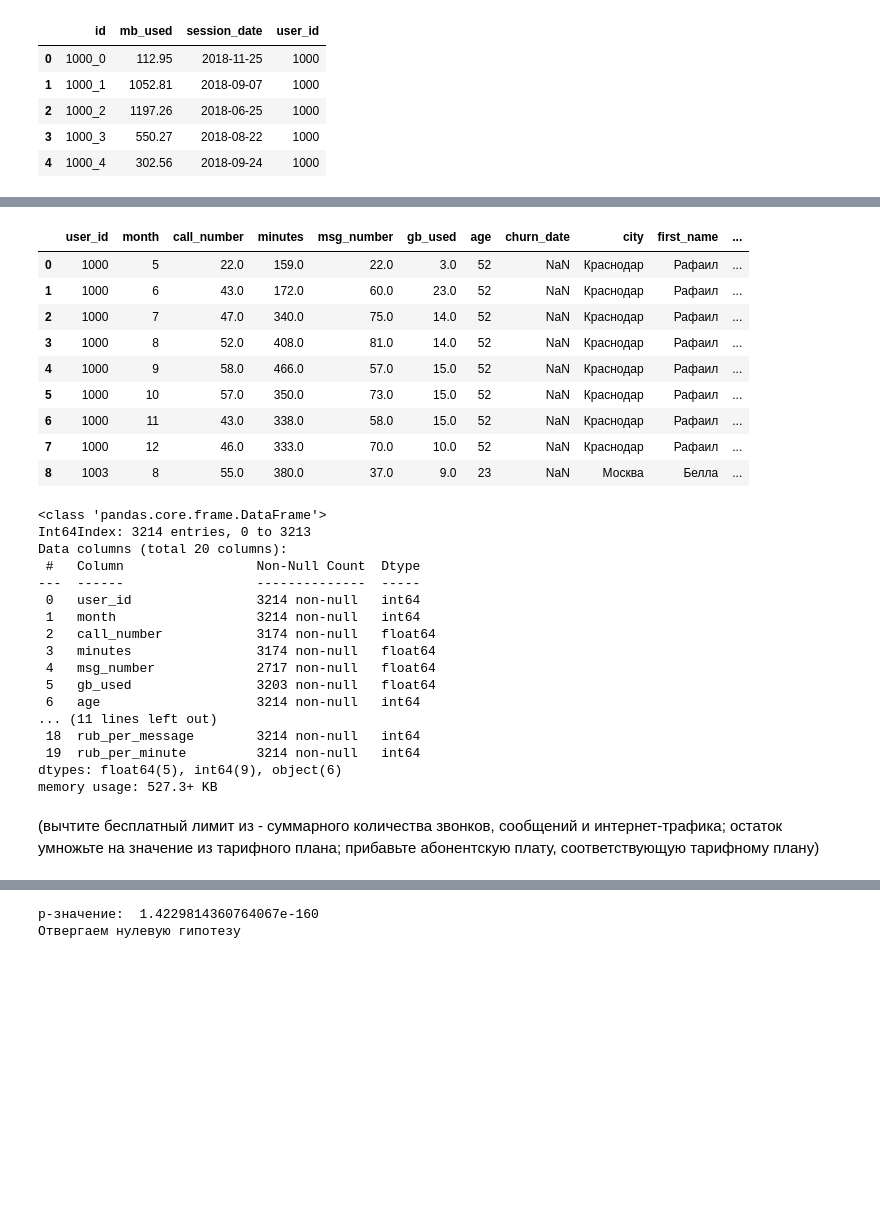
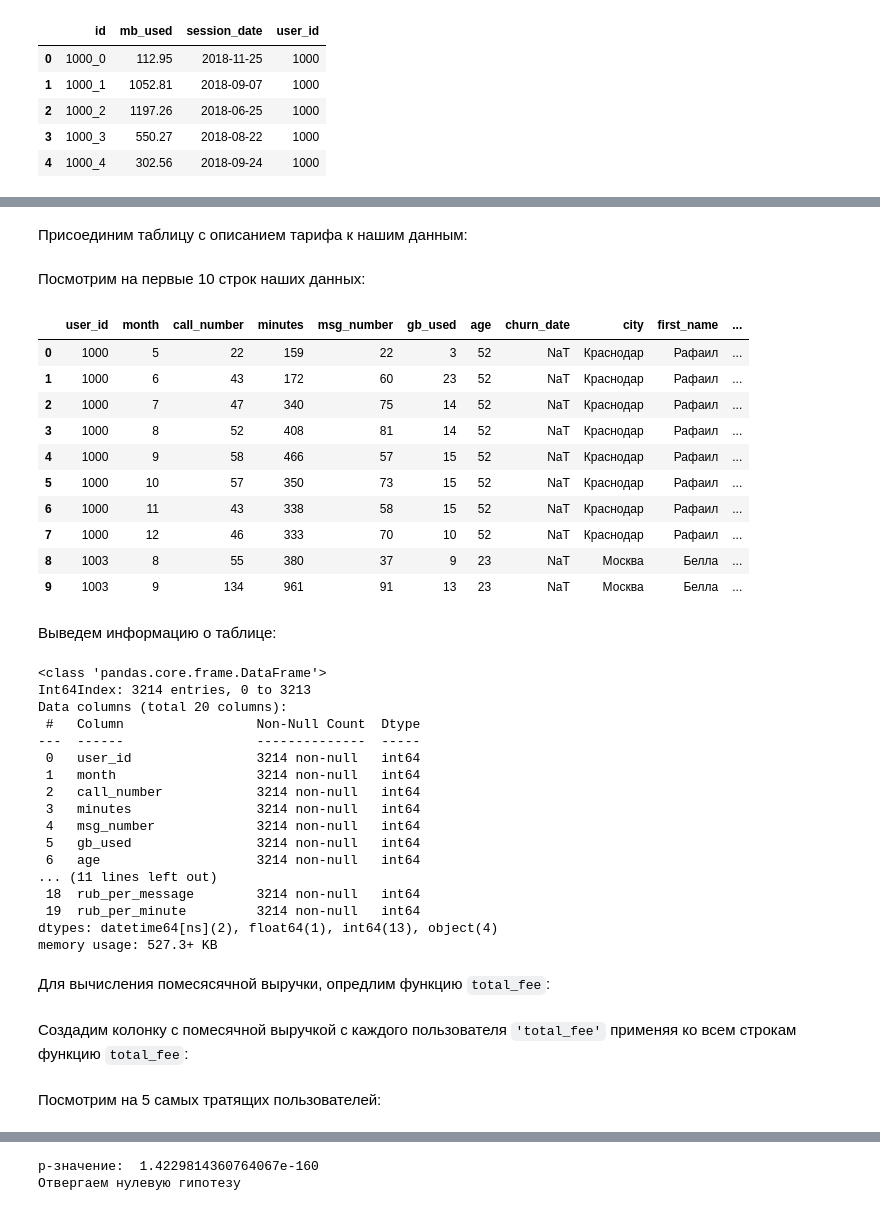
Before and after one commit to klipbn/klip_study, a Jupyter notebook: determination_of_promising_tariff/determination_of_promising_tariff.ipynb, the cells around one changed output, grey strips where cells are left out. Cells and saved outputs as stored; diff of their text form; code cells hidden in the pictures; blank space fills up the shorter version.

```diff
--- a/determination_of_promising_tariff/determination_of_promising_tariff.ipynb
+++ b/determination_of_promising_tariff/determination_of_promising_tariff.ipynb
@@ -246,3 +362,5 @@ memory usage: 256.0+ bytes
 df_calls['call_date'] = pd.to_datetime(df_calls['call_date'], format='%Y-%m-%d')
 df_messages['message_date'] = pd.to_datetime(df_messages['message_date'], format='%Y-%m-%d')
 df_internet['session_date'] = pd.to_datetime(df_internet['session_date'], format='%Y-%m-%d')
+df_users['churn_date'] = pd.to_datetime(df_users['churn_date'], format='%Y-%m-%d')
+df_users['reg_date'] = pd.to_datetime(df_users['reg_date'], format='%Y-%m-%d')
@@ -350,0 +490,2 @@ df = df.merge(df_internet_month, on=['user_id', 'month'], how='outer')
+# %%
+df = df.fillna(0).astype('int')
@@ -354,21 +499,28 @@ df = df.merge(df_users, on = 'user_id', how = 'left')
 df_tariffs['mb_per_month_included'] = df_tariffs['mb_per_month_included'] / 1024
 # %%
 df_tariffs = df_tariffs.rename(columns={'tariff_name': 'tariff', 'mb_per_month_included': 'gb_per_month_included'})
+# %% [markdown]
+Присоединим таблицу с описанием тарифа к нашим данным:
 # %%
 df = df.merge(df_tariffs, on = 'tariff', how = 'outer')
+# %% [markdown]
+Посмотрим на первые 10 строк наших данных:
 # %%
-df.head(9)
+df.head(10)
 # %% [output]
 |  | user_id | month | call_number | minutes | msg_number | gb_used | age | churn_date | city | first_name | ... |
-| 0 | 1000 | 5 | 22.0 | 159.0 | 22.0 | 3.0 | 52 | NaN | Краснодар | Рафаил | ... |
-| 1 | 1000 | 6 | 43.0 | 172.0 | 60.0 | 23.0 | 52 | NaN | Краснодар | Рафаил | ... |
-| 2 | 1000 | 7 | 47.0 | 340.0 | 75.0 | 14.0 | 52 | NaN | Краснодар | Рафаил | ... |
-| 3 | 1000 | 8 | 52.0 | 408.0 | 81.0 | 14.0 | 52 | NaN | Краснодар | Рафаил | ... |
-| 4 | 1000 | 9 | 58.0 | 466.0 | 57.0 | 15.0 | 52 | NaN | Краснодар | Рафаил | ... |
-| 5 | 1000 | 10 | 57.0 | 350.0 | 73.0 | 15.0 | 52 | NaN | Краснодар | Рафаил | ... |
-| 6 | 1000 | 11 | 43.0 | 338.0 | 58.0 | 15.0 | 52 | NaN | Краснодар | Рафаил | ... |
-| 7 | 1000 | 12 | 46.0 | 333.0 | 70.0 | 10.0 | 52 | NaN | Краснодар | Рафаил | ... |
-| 8 | 1003 | 8 | 55.0 | 380.0 | 37.0 | 9.0 | 23 | NaN | Москва | Белла | ... |
+| 0 | 1000 | 5 | 22 | 159 | 22 | 3 | 52 | NaT | Краснодар | Рафаил | ... |
+| 1 | 1000 | 6 | 43 | 172 | 60 | 23 | 52 | NaT | Краснодар | Рафаил | ... |
+| 2 | 1000 | 7 | 47 | 340 | 75 | 14 | 52 | NaT | Краснодар | Рафаил | ... |
+| 3 | 1000 | 8 | 52 | 408 | 81 | 14 | 52 | NaT | Краснодар | Рафаил | ... |
+| 4 | 1000 | 9 | 58 | 466 | 57 | 15 | 52 | NaT | Краснодар | Рафаил | ... |
+| 5 | 1000 | 10 | 57 | 350 | 73 | 15 | 52 | NaT | Краснодар | Рафаил | ... |
+| 6 | 1000 | 11 | 43 | 338 | 58 | 15 | 52 | NaT | Краснодар | Рафаил | ... |
+| 7 | 1000 | 12 | 46 | 333 | 70 | 10 | 52 | NaT | Краснодар | Рафаил | ... |
+| 8 | 1003 | 8 | 55 | 380 | 37 | 9 | 23 | NaT | Москва | Белла | ... |
+| 9 | 1003 | 9 | 134 | 961 | 91 | 13 | 23 | NaT | Москва | Белла | ... |
+# %% [markdown]
+Выведем информацию о таблице:
 # %%
 df.info()
 # %% [output]
@@ -379,17 +531,17 @@ Data columns (total 20 columns):
 ---  ------                 --------------  -----
  0   user_id                3214 non-null   int64
  1   month                  3214 non-null   int64
- 2   call_number            3174 non-null   float64
- 3   minutes                3174 non-null   float64
- 4   msg_number             2717 non-null   float64
- 5   gb_used                3203 non-null   float64
+ 2   call_number            3214 non-null   int64
+ 3   minutes                3214 non-null   int64
+ 4   msg_number             3214 non-null   int64
+ 5   gb_used                3214 non-null   int64
  6   age                    3214 non-null   int64
 ... (11 lines left out)
  18  rub_per_message        3214 non-null   int64
  19  rub_per_minute         3214 non-null   int64
-dtypes: float64(5), int64(9), object(6)
+dtypes: datetime64[ns](2), float64(1), int64(13), object(4)
 memory usage: 527.3+ KB
-# %% [markdown]
-(вычтите бесплатный лимит из - суммарного количества звонков, сообщений и интернет-трафика; остаток умножьте на значение из тарифного плана; прибавьте абонентскую плату, соответствующую тарифному плану)
+# %% [markdown]
+Для вычисления помесясячной выручки, опредлим функцию `total_fee`:
 # %%
 def total_fee(row):
@@ -401,8 +555,12 @@ def total_fee(row):
   if (row['gb_used'] - row['gb_per_month_included']) > 0:
     total_fee_number +=  (row['gb_used'] - row['gb_per_month_included'])*row['rub_per_gb']
   return total_fee_number
+# %% [markdown]
+Создадим колонку с помесячной выручкой с каждого пользователя `'total_fee'` применяя ко всем строкам функцию `total_fee`:
 # %%
 df['total_fee'] = df.apply(total_fee, axis=1)
+# %% [markdown]
+Посмотрим на 5 самых тратящих пользователей:
 # %%
 df.sort_values(by='total_fee', ascending=False).head()
 # %% [output]
```
Also changed, not shown: parts of 164 cells of this notebook.
